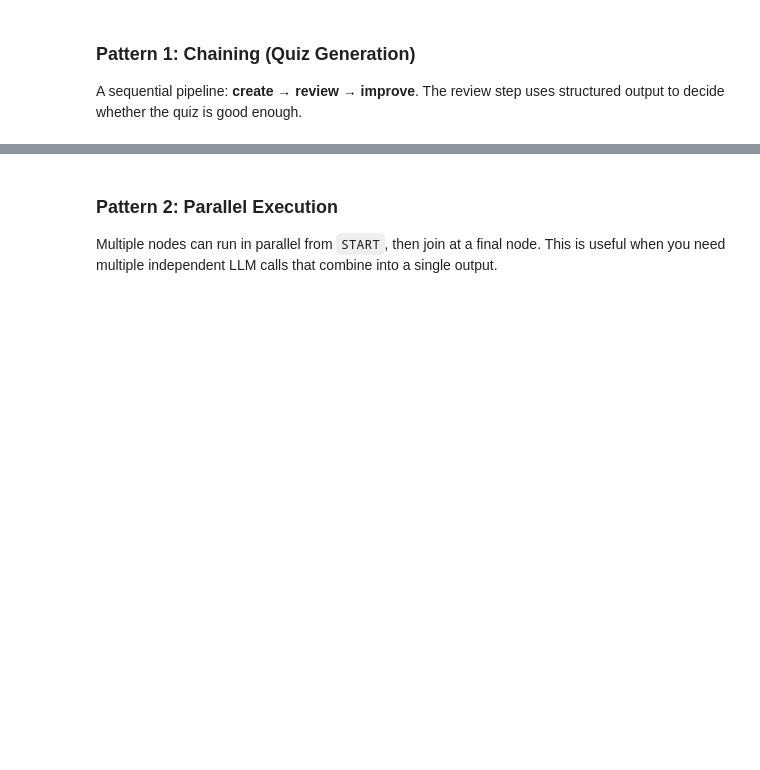
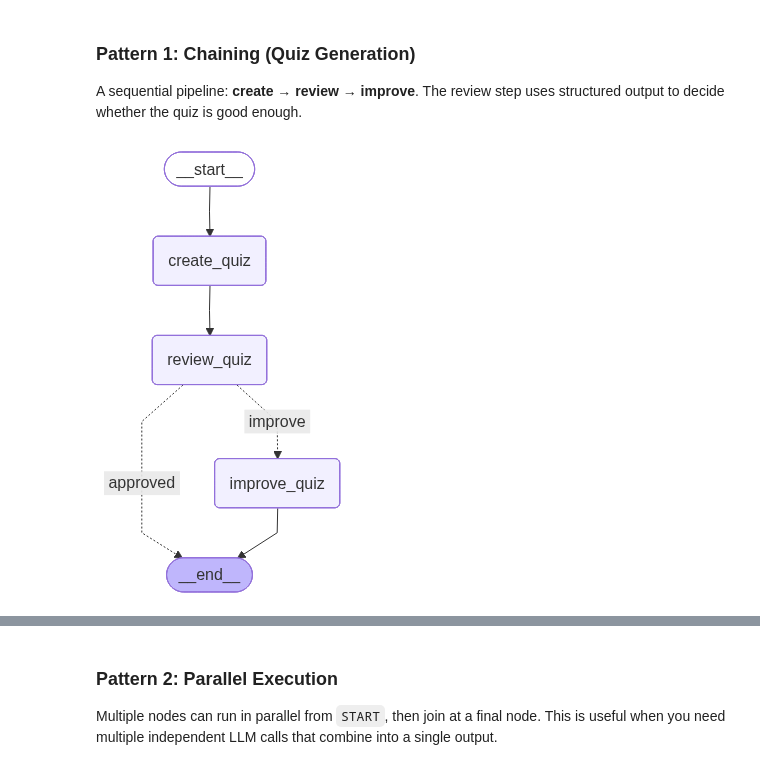
Before and after one commit to EnkrateiaLucca/oreilly-langgraph, a Jupyter notebook: notebooks/1.0-langgraph-fundamentals.ipynb, the cells around one changed output, grey strips where cells are left out. Cells and saved outputs as stored; diff of their text form; code cells hidden in the pictures; blank space fills up the shorter version.

```diff
--- a/notebooks/1.0-langgraph-fundamentals.ipynb
+++ b/notebooks/1.0-langgraph-fundamentals.ipynb
@@ -232,9 +275,9 @@ Now let's explore three essential patterns for building LLM workflows with LangG
 A sequential pipeline: **create → review → improve**. The review step uses structured output to decide whether the quiz is good enough.
 # %%
 from pydantic import BaseModel, Field
-from langchain_openai import ChatOpenAI
+from langchain.chat_models import init_chat_model
 
-llm = ChatOpenAI(model="gpt-4o-mini")
+llm = init_chat_model(model="gpt-5.4-mini")
 
 # Structured output for the review step
 class ReviewOutput(BaseModel):
@@ -286,17 +329,19 @@ def write_improved_quiz(state: QuizState) -> QuizState:
 # %%
 workflow = StateGraph(QuizState)
 
 workflow.add_node("create_quiz", create_quiz)
 workflow.add_node("review_quiz", review_quiz)
 workflow.add_node("improve_quiz", write_improved_quiz)
 
 workflow.add_edge(START, "create_quiz")
 workflow.add_edge("create_quiz", "review_quiz")
 workflow.add_conditional_edges("review_quiz", route_quiz_feedback, {"approved": END, "improve": "improve_quiz"})
 workflow.add_edge("improve_quiz", END)
 
 graph = workflow.compile()
-display(Image(graph.get_graph().draw_mermaid_png()))
+visualize_graph(graph)
+# %% [output]
+[figure, added]
 # %%
 from IPython.display import Markdown
 
```
Also changed, not shown: parts of 23 cells of this notebook, 29 other files.
